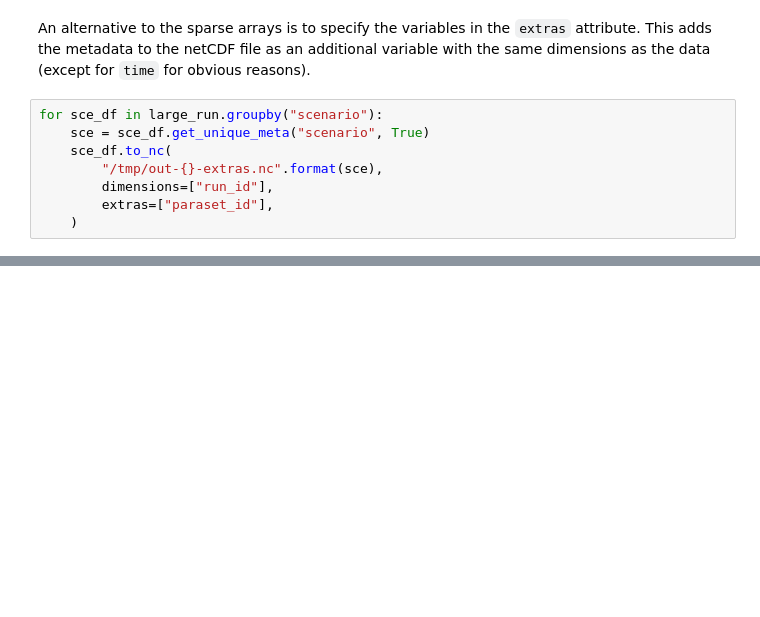
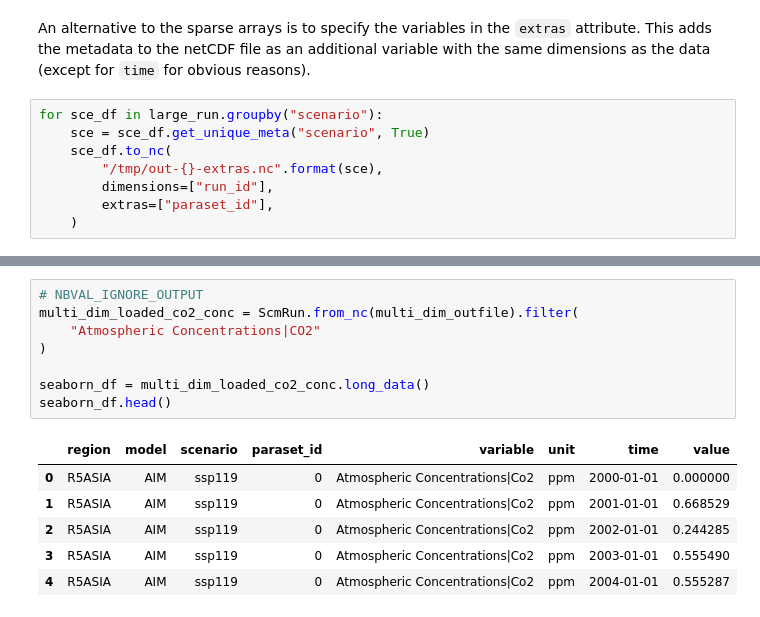
Before and after one commit to openscm/scmdata, a Jupyter notebook: notebooks/netcdf.ipynb, the cells around one changed output, grey strips where cells are left out. Drawn from its saved outputs; the diff is of its cells as text; blank space fills up the shorter version.

```diff
--- a/notebooks/netcdf.ipynb
+++ b/notebooks/netcdf.ipynb
@@ -299,0 +387,15 @@ ScmRun.from_nc("/tmp/out-ssp585-extras.nc").filter(
+# %%
+# NBVAL_IGNORE_OUTPUT
+multi_dim_loaded_co2_conc = ScmRun.from_nc(multi_dim_outfile).filter(
+    "Atmospheric Concentrations|CO2"
+)
+
+seaborn_df = multi_dim_loaded_co2_conc.long_data()
+seaborn_df.head()
+# %% [output]
+|  | region | model | scenario | paraset_id | variable | unit | time | value |
+| 0 | R5ASIA | AIM | ssp119 | 0 | Atmospheric Concentrations|Co2 | ppm | 2000-01-01 | 0.000000 |
+| 1 | R5ASIA | AIM | ssp119 | 0 | Atmospheric Concentrations|Co2 | ppm | 2001-01-01 | 0.668529 |
+| 2 | R5ASIA | AIM | ssp119 | 0 | Atmospheric Concentrations|Co2 | ppm | 2002-01-01 | 0.244285 |
+| 3 | R5ASIA | AIM | ssp119 | 0 | Atmospheric Concentrations|Co2 | ppm | 2003-01-01 | 0.555490 |
+| 4 | R5ASIA | AIM | ssp119 | 0 | Atmospheric Concentrations|Co2 | ppm | 2004-01-01 | 0.555287 |
```
Also changed, not shown: parts of 24 cells of this notebook.
